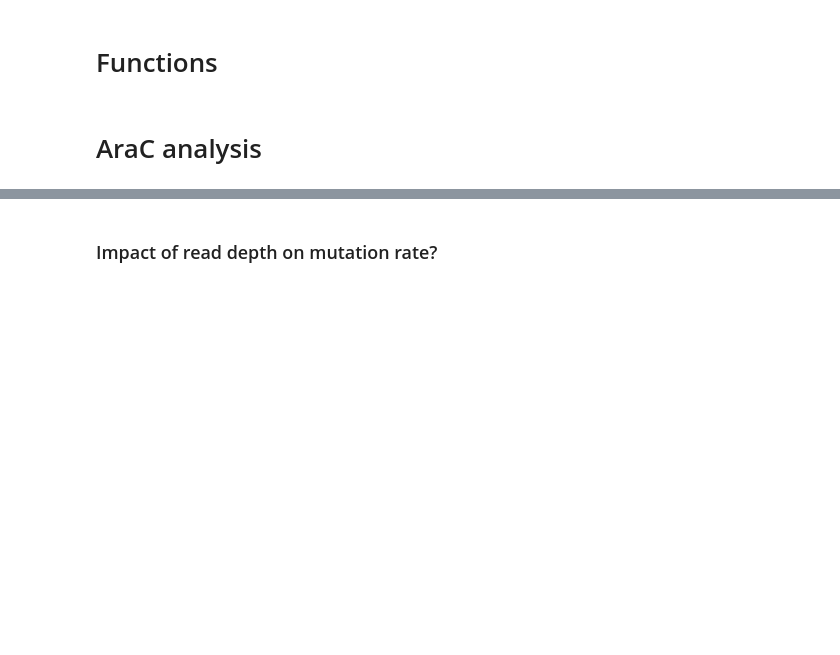
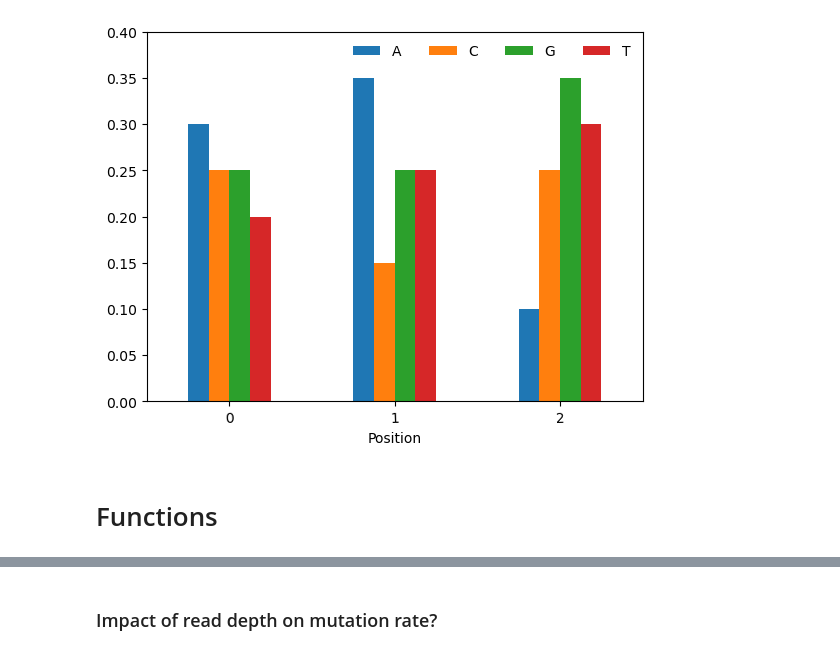
Before and after one commit to AliceHovsepyan/pogo_pance_draft, a Jupyter notebook: DMS_analysis.ipynb, the cells around one changed output, grey strips where cells are left out. Drawn from its saved outputs; the diff is of its cells as text; code cells hidden in the pictures; blank space fills up the shorter version.

```diff
--- a/DMS_analysis.ipynb
+++ b/DMS_analysis.ipynb
@@ -99,5 +86,26 @@ ecoli_pref = { ### codons used for retron library (RL8) construction
             "Y": "TAT",
             "V": 'GTG',
 }
+# %%
+Nt_codon_pref_dict = {0:{},
+                     1:{},
+                     2:{}}
+for pos in range(3):
+    for Nt in ["A", "C", "G","T"]:
+        Nt_codon_pref_dict[pos][Nt] = sum([codon[pos] == Nt for codon in ecoli_pref.values()])
+# %%
+# grouped barplot from dict
+df = pd.DataFrame(Nt_codon_pref_dict)
+df = df/df.sum(0)
+
+
+df.transpose().plot.bar()
+plt.legend(ncol = 4, frameon = False)
+plt.ylim(0,0.4)
+plt.xlabel("Position")
+plt.xticks(rotation = 2)
+plt.show()
+# %% [output]
+[figure, added]
 # %% [markdown]
 # Functions
@@ -704,2 +111,0 @@ def calc_mut_spectrum_vs_read_depth(a_seq,b_seq, reference_seq, use_backward_rea
-# %% [markdown]
-# AraC analysis
```
Also changed, not shown: parts of 51 cells of this notebook.
